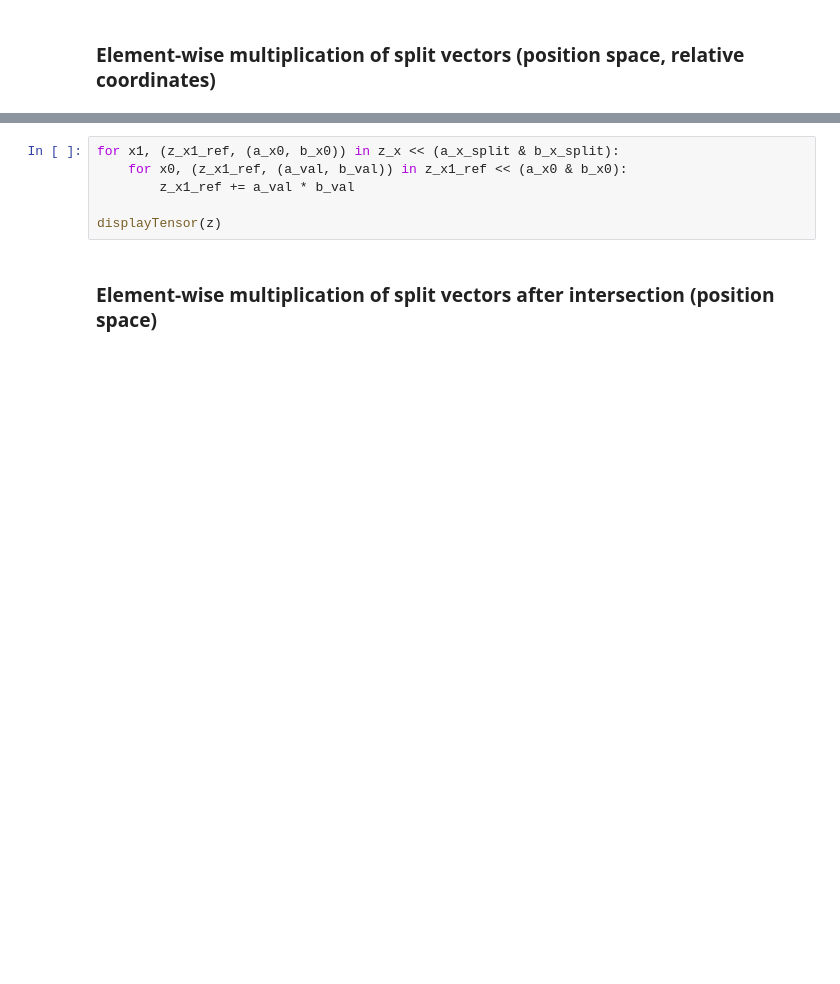
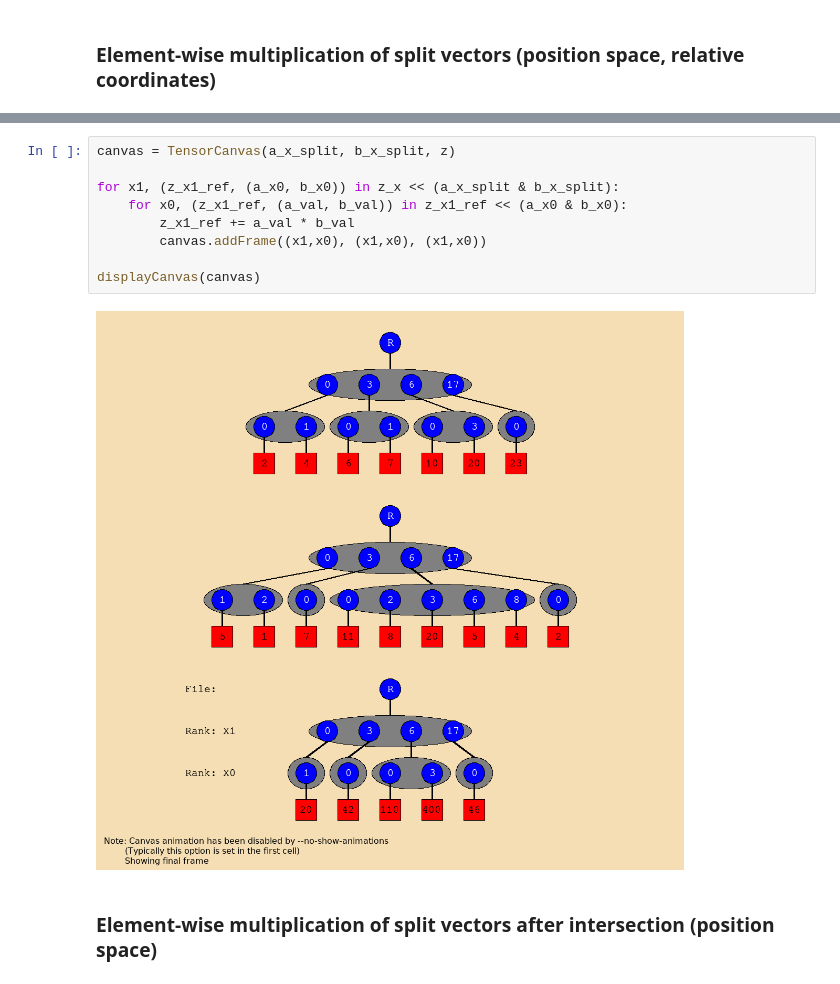
Before and after one commit to Fibertree-Project/fibertree, a Jupyter notebook: examples/ipython/split.ipynb, the cells around one changed output, grey strips where cells are left out. Drawn from its saved outputs; the diff is of its cells as text; blank space fills up the shorter version.

```diff
--- a/examples/ipython/split.ipynb
+++ b/examples/ipython/split.ipynb
@@ -138,9 +192,14 @@ displayTensor(b_x_split)
 # %%
+canvas = TensorCanvas(a_x_split, b_x_split, z)
+
 for x1, (z_x1_ref, (a_x0, b_x0)) in z_x << (a_x_split & b_x_split):
     for x0, (z_x1_ref, (a_val, b_val)) in z_x1_ref << (a_x0 & b_x0):
         z_x1_ref += a_val * b_val
+        canvas.addFrame((x1,x0), (x1,x0), (x1,x0))
 
-displayTensor(z)
+displayCanvas(canvas)
+# %% [output]
+[figure, added]
 # %% [markdown]
 ### Element-wise multiplication of split vectors after intersection (position space)
 # %%
```
Also changed, not shown: parts of 17 cells of this notebook, 2 other files.
